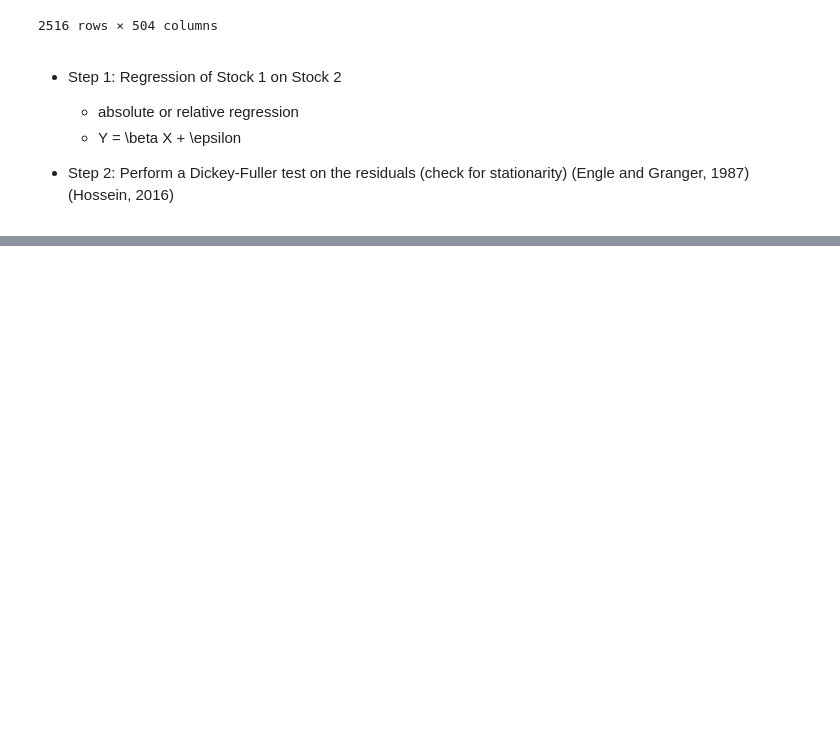
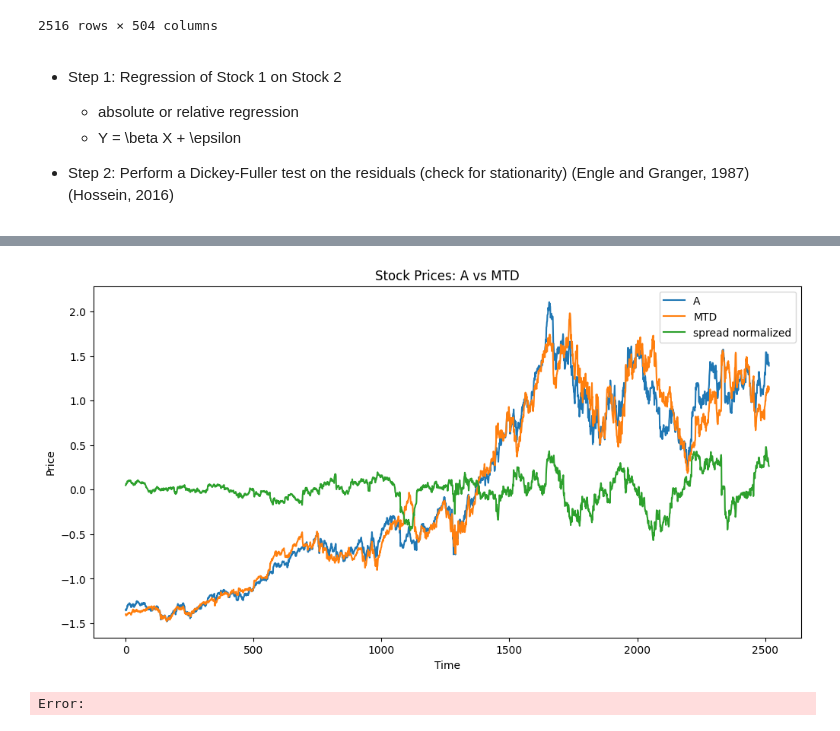
Before and after one commit to J4KU81409/master_thesis, a Jupyter notebook: stock_selection.ipynb, the cells around one changed output, grey strips where cells are left out. Saved outputs shown, nothing was run; the diff lists cells and outputs as text; code cells hidden in the pictures; blank space fills up the shorter version.

```diff
--- a/stock_selection.ipynb
+++ b/stock_selection.ipynb
@@ -97,0 +156,33 @@ result
+# %%
+pairs = pd.read_csv("C:/Users/adamt/OneDrive - Wirtschaftsuniversität Wien - IT-SERVICES/Desktop/masterThesis/pairs2.csv", index_col = 0)
+
+pairs = pairs.reset_index(drop=True)
+
+ticker1,ticker2  = pairs.iloc[0]
+
+stock1, stock2 = stocks[ticker1],stocks[ticker2]
+
+normalized_stock1 = (stock1 - stock1.mean()) / stock1.std()
+
+normalized_stock2 = (stock2 - stock2.mean()) / stock2.std()
+
+# Calculate the spread between normalized stocks
+normalized_spread = normalized_stock1 - normalized_stock2
+
+
+
+
+plt.figure(figsize=(12,6))
+plt.plot(normalized_stock1, label=ticker1)
+plt.plot(normalized_stock2, label=ticker2)
+plt.plot(normalized_spread, label = "spread normalized")
+
+
+plt.legend()
+plt.title(f"Stock Prices: {ticker1} vs {ticker2}")
+plt.xlabel("Time")
+plt.ylabel("Price")
+plt.show()
+# %% [output]
+[figure, added]
+Error:
```
Also changed, not shown: parts of 2 cells of this notebook, 4 other files.
